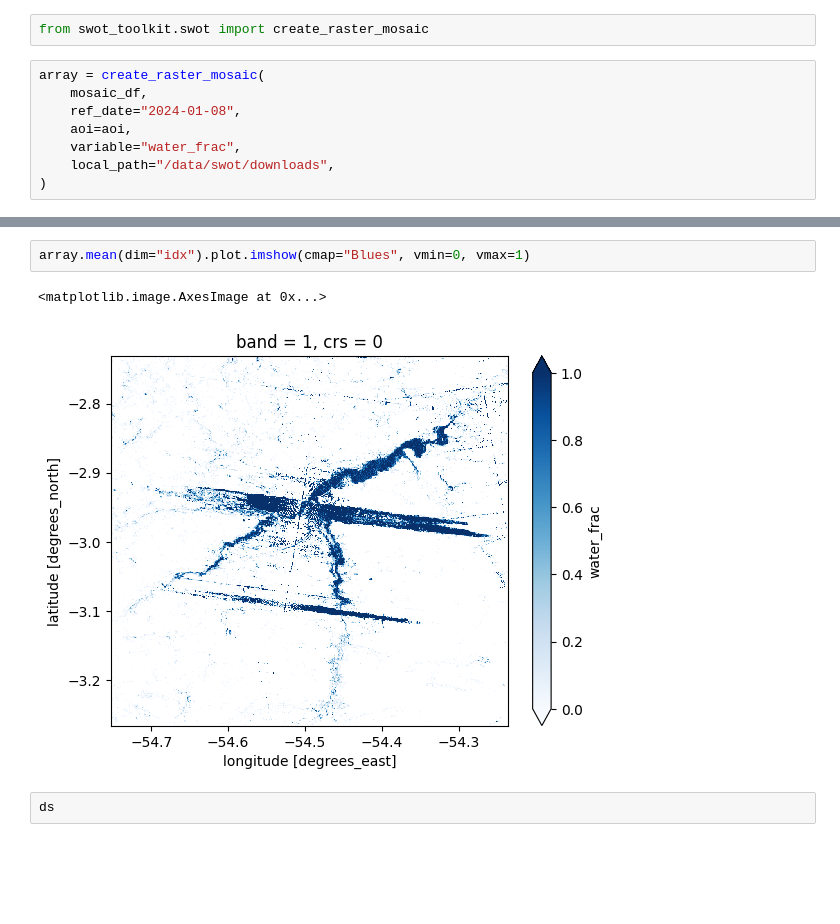
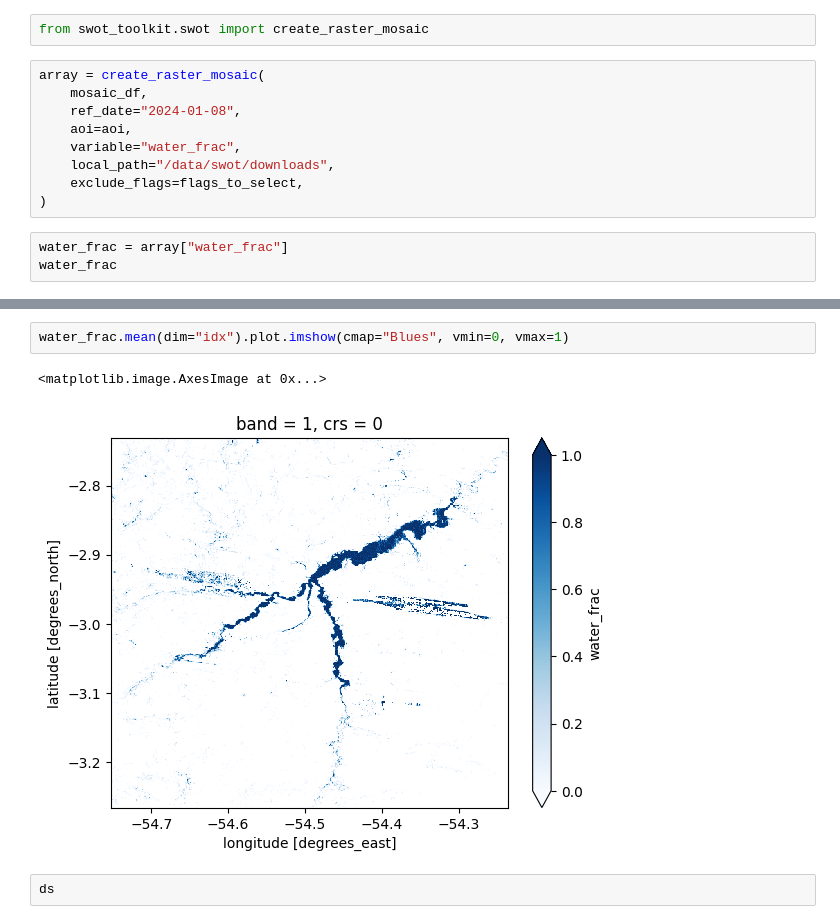
Before and after one commit to cordmaur/swot, a Jupyter notebook: nbs/08-Download_SWOT_rasters.ipynb, the cells around one changed output, grey strips where cells are left out. Drawn from its saved outputs; the diff is of its cells as text; blank space fills up the shorter version.

```diff
--- a/nbs/08-Download_SWOT_rasters.ipynb
+++ b/nbs/08-Download_SWOT_rasters.ipynb
@@ -107,4 +299,8 @@ array = create_raster_mosaic(
     aoi=aoi,
     variable="water_frac",
     local_path="/data/swot/downloads",
+    exclude_flags=flags_to_select,
 )
+# %%
+water_frac = array["water_frac"]
+water_frac
@@ -116,8 +330,8 @@ array[1].plot.imshow(cmap="Blues", vmin=0, vmax=1)
 # %%
-array.mean(dim="idx").plot.imshow(cmap="Blues", vmin=0, vmax=1)
+water_frac.mean(dim="idx").plot.imshow(cmap="Blues", vmin=0, vmax=1)
 # %% [output]
 <matplotlib.image.AxesImage at 0x...>
-[figure, old version]
+[figure, new version]
 # %%
 ds
 # %% [output]
```
Also changed, not shown: parts of 34 cells of this notebook, 5 other files.
